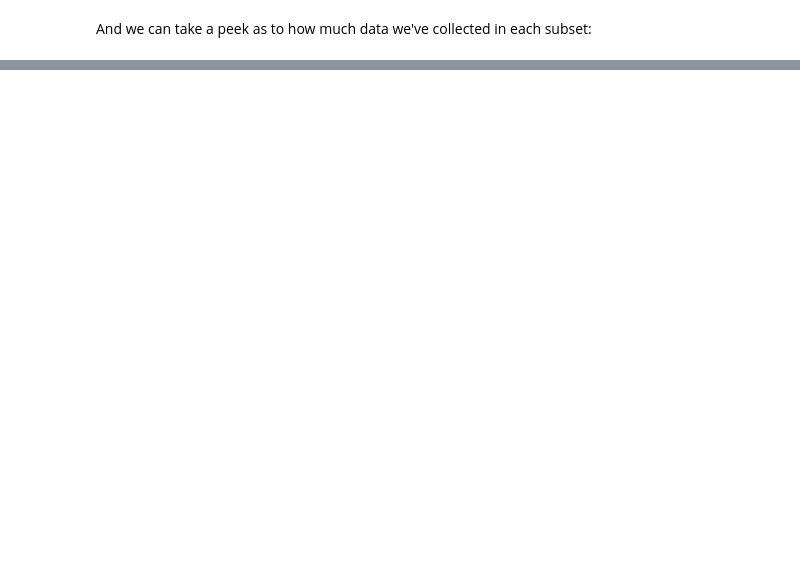
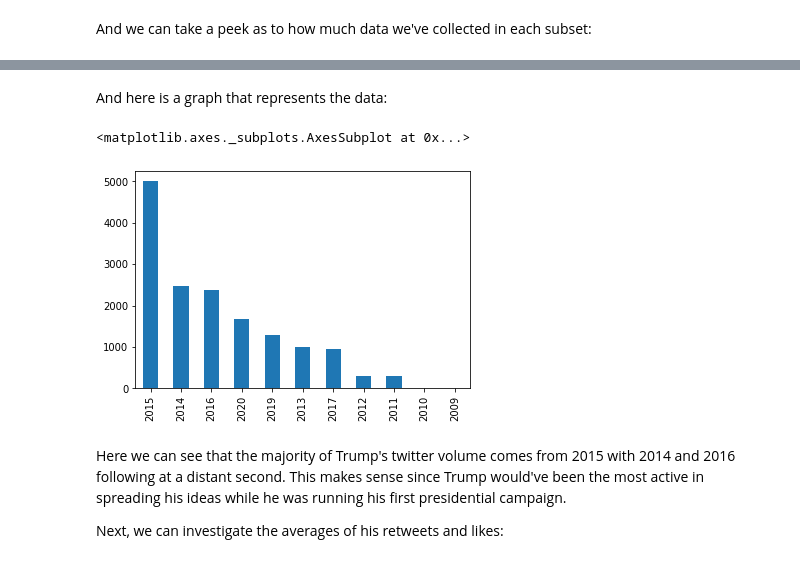
Before and after one commit to Data-Science-for-Linguists-2020/Sentiment-Analysis-of-Trump-Tweets, a Jupyter notebook: code/project_code.ipynb, the cells around one changed output, grey strips where cells are left out. Cells and saved outputs as stored; diff of their text form; code cells hidden in the pictures; blank space fills up the shorter version.

```diff
--- a/code/project_code.ipynb
+++ b/code/project_code.ipynb
@@ -127,0 +267,12 @@ tweets[nkorea].describe()
+# %% [markdown]
+And here is a graph that represents the data:
+# %%
+#print bar graph of year counts
+tweets['year'].value_counts().plot(kind='bar')
+# %% [output]
+<matplotlib.axes._subplots.AxesSubplot at 0x...>
+[figure, added]
+# %% [markdown]
+Here we can see that the majority of Trump's twitter volume comes from 2015 with 2014 and 2016 following at a distant second. This makes sense since Trump would've been the most active in spreading his ideas while he was running his first presidential campaign.
+
+Next, we can investigate the averages of his retweets and likes:
```
Also changed, not shown: parts of 42 cells of this notebook, 1 other file.
